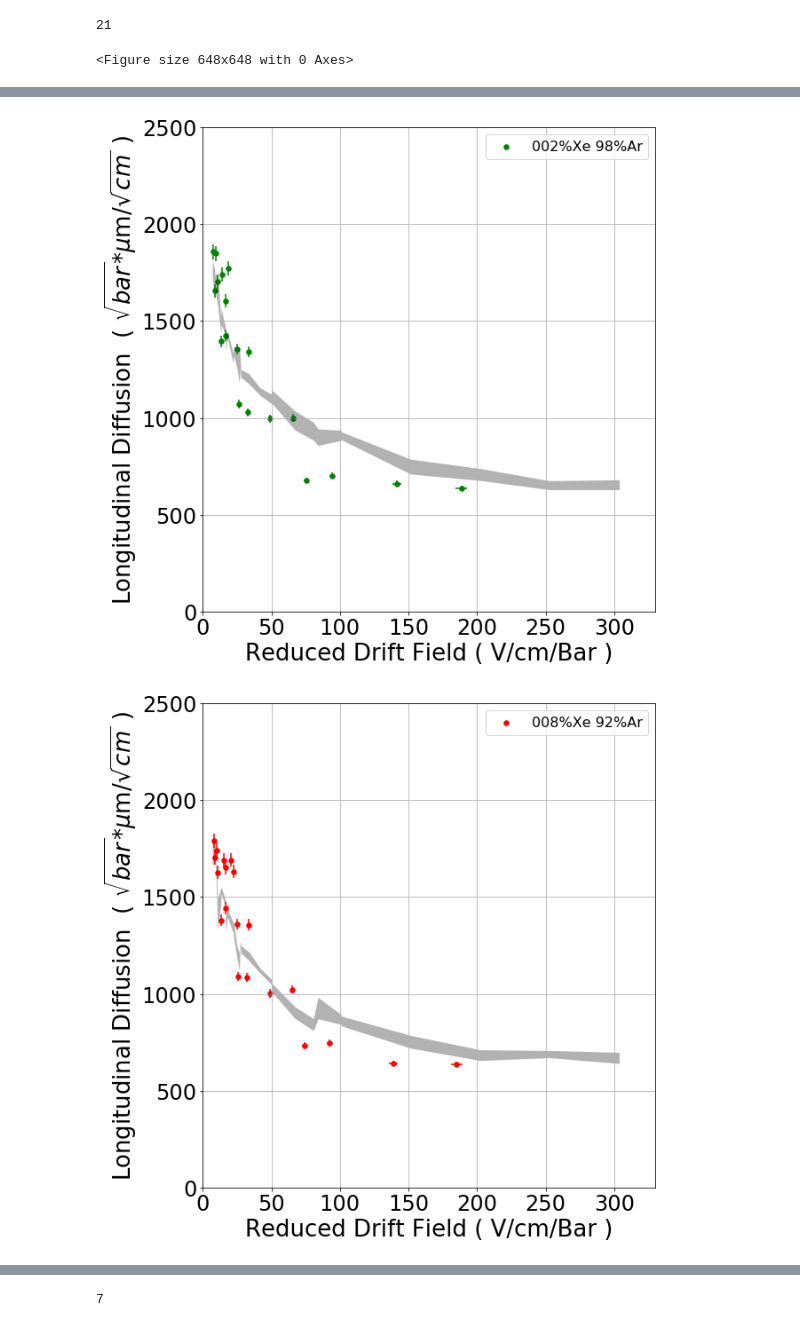
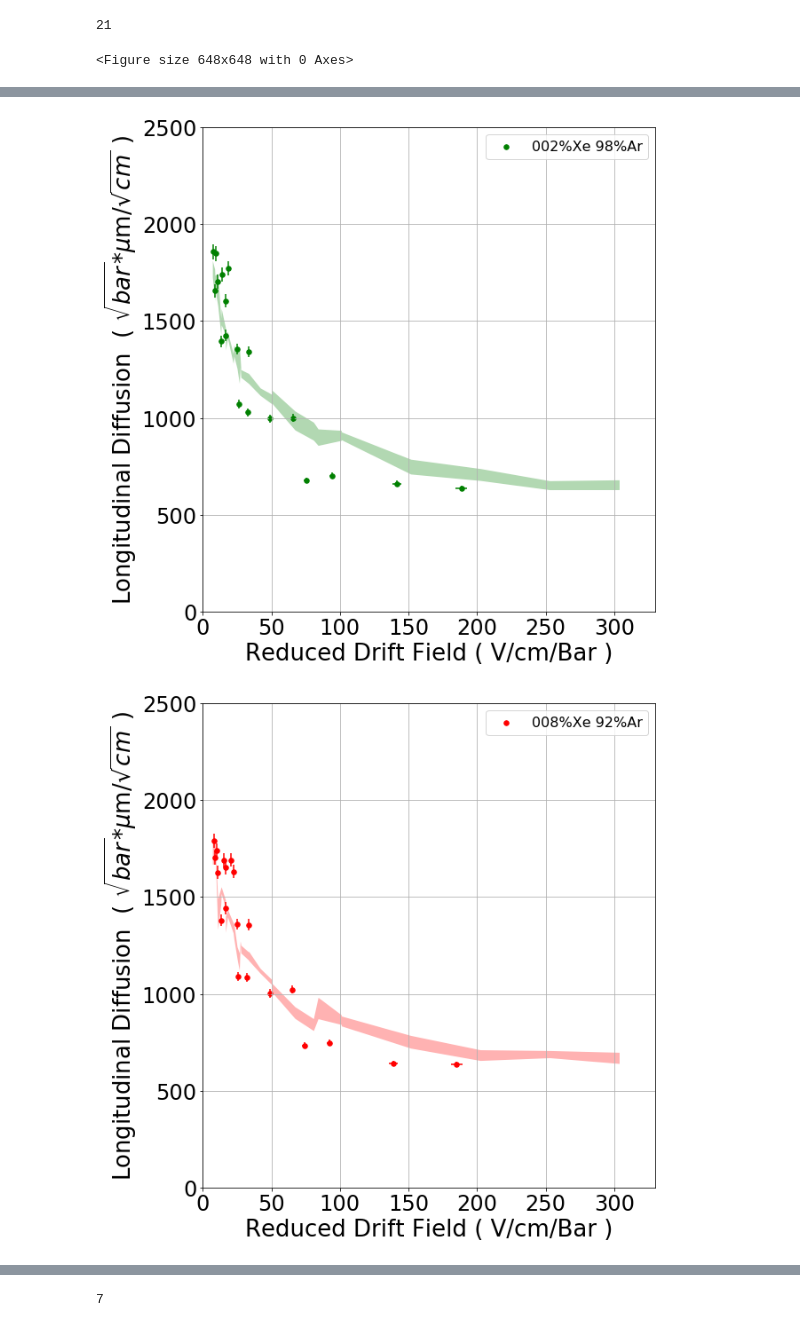
Before and after one commit to AustinMcDonald/Python, a Jupyter notebook: Electron-XeAr/waveform-fitting-V5-Corections.ipynb, the cells around one changed output, grey strips where cells are left out. Cells and saved outputs as stored; diff of their text form; code cells hidden in the pictures.

```diff
--- a/Electron-XeAr/waveform-fitting-V5-Corections.ipynb
+++ b/Electron-XeAr/waveform-fitting-V5-Corections.ipynb
@@ -279,7 +281,7 @@ for q in range(0,len(GOLDD)):
     Dt = (ANODE[q][:,0] - GOLDD[q][:,0])*1e6
     sig = ((ANODE[q][:,1]*1e6))**2 -((GOLDD[q][:,1]*1e6))**2
     gig = ((GOLDD[q][:,1]*1e6))**2
-    sig = ((ANODE[q][:,1]*1e6))**2
+    #sig = ((ANODE[q][:,1]*1e6))**2
     SigmaA.append(sig.tolist())
     SigmaG.append(gig.tolist())
     #sig = ((ANODE[:,1]*1e6))**2
@@ -339,0 +417,39 @@ plt.show()
+# %%
+MBZV = np.load("/Users/austinmcdonald/Documents/Gas-physics/MB-XeArHe/MBV-Error-XeAr.npy")
+# %%
+COL =['b','g','r','m','y','c','k','lime','orange','steelblue','pink','blue']
+#plt.figure(figsize=(9,9))
+fig1, ax1 = plt.subplots(figsize=(9,9))
+#for q in range(0,len(GOLDD)):
+for q in range(0,len(GOLDD)-2):
+    lab = PERCT[q+1]+'%Xe'+' '+str(100-int(PERCT[q+1]))+'%Ar'
+    ax1.scatter(REDU[q+1],Vel[q+1],color=COL[q],label=lab)
+    Yer = Vel[q+1]*VelErr[q+1]
+    Xer = REDU[q+1]*VelErr[q+1]
+    ax1.errorbar(REDU[q+1],Vel[q+1],xerr=Xer,yerr=Yer,ecolor=COL[q],fmt='none', capthick=1)
+
+    eh1 =q*3
+    eh2 =q*3+1
+    eh3 =q*3+2
+    X = MBZV[eh1]
+    Y1 = MBZV[eh2]
+    Y2 = MBZV[eh3]
+    ax1.fill_between(X,Y1,Y2,facecolor=COL[q],alpha=0.2, interpolate=True)
+
+
+ax1.set_xscale('log')
+ax1.set_xticks([7,20,40,60,100, 200, 500])
+ax1.tick_params(axis='both', which='major', labelsize=24)
+ax1.get_xaxis().set_major_formatter(matplotlib.ticker.ScalarFormatter())
+
+ax1.set_xlabel(r'Reduced Drift Field (V/cm/Bar)',fontsize=26)
+ax1.set_ylabel(r'Drift Velocity (mm/$\mu$s)',fontsize=26)
+ax1.grid()
+ax1.legend(loc='upper right',fontsize=14,ncol=3)
+
+plt.ylim(0,3.4)
+plt.xlim(7,300)
+plt.tight_layout()
+#plt.savefig("/Users/austinmcdonald/Desktop/Vdrift"+"ALL"+".png")
+
+plt.show()
@@ -493,7 +611,7 @@ for q in range(0,len(GOLDD)):
     Y = MBZ[eh2]
     Yer = MBZ[eh3]
     #plt.plot(MBZ[eh1],MBZ[eh2],color=COL[q],alpha=0.5,linewidth=2)
-    plt.fill_between(X,Y+Yer,Y-Yer,facecolor='k',alpha=0.3, interpolate=True)
+    plt.fill_between(X,Y+Yer,Y-Yer,facecolor=COL[q],alpha=0.3, interpolate=True)
 
 
     plt.xlabel(r'Reduced Drift Field ( V/cm/Bar )',fontsize=26)
@@ -516,2 +634,2 @@ for q in range(0,len(GOLDD)):
 [figure]
-[figure, old version]
+[figure, new version]
```
Also changed, not shown: parts of 11 cells of this notebook, 5 other files.
